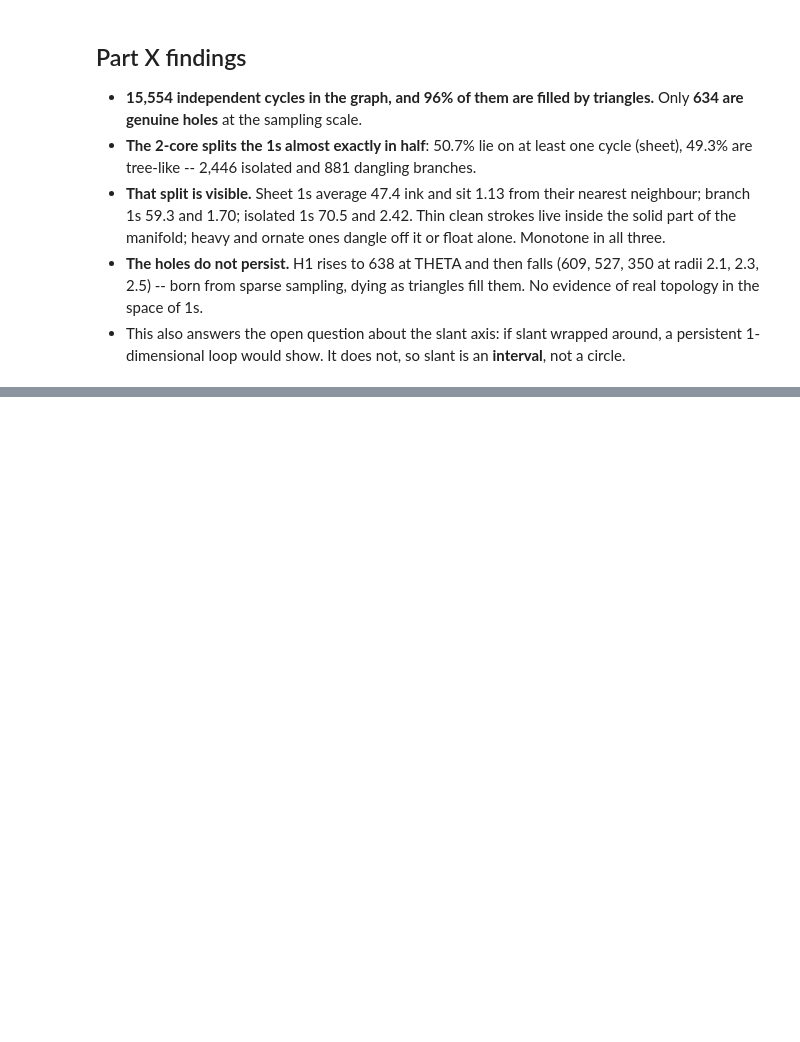
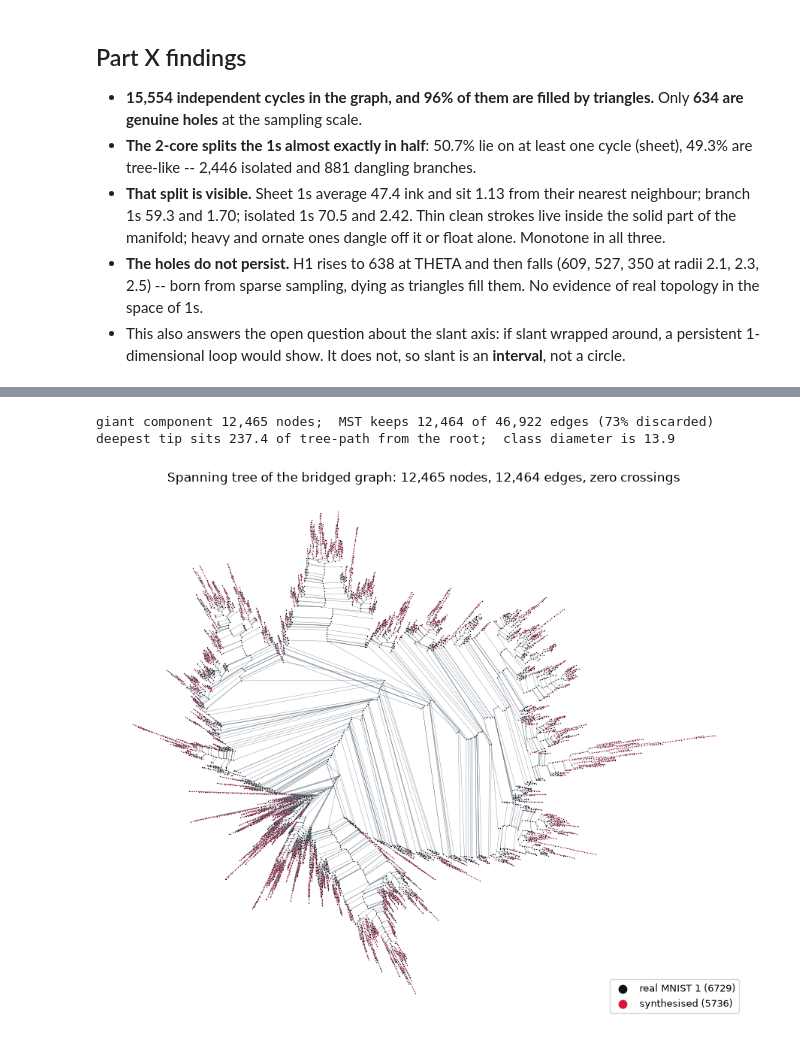
Before and after one commit to Antel0pe/ReversingEmbeddings, a Jupyter notebook: OnesManifold.ipynb, the cells around one changed output, grey strips where cells are left out. Cells and saved outputs as stored; diff of their text form; code cells hidden in the pictures; blank space fills up the shorter version.

```diff
--- a/OnesManifold.ipynb
+++ b/OnesManifold.ipynb
@@ -1955,0 +2152,39 @@ plt.xlabel("connection radius"); plt.title("Betti numbers vs scale"); plt.tight_
+# %%
+gi=np.argmax(np.bincount(labA)); keep=np.where(labA==gi)[0]
+Gg=GA[keep][:,keep]; Mk=len(keep)
+T=minimum_spanning_tree(Gg); T=T+T.T
+print(f"giant component {Mk:,} nodes;  MST keeps {T.nnz//2:,} of {Gg.nnz//2:,} edges "
+      f"({100*(1-(T.nnz//2)/(Gg.nnz//2)):.0f}% discarded)")
+
+degG=np.diff(Gg.indptr); root=int(np.argmax(degG))
+order,pred=breadth_first_order(T,root,directed=False)
+Tc=T.tocsr(); child={i:[] for i in range(Mk)}
+for v in order[1:]: child[pred[v]].append(v)
+leaves=np.ones(Mk)
+for v in order[::-1]:
+    if child[v]: leaves[v]=sum(leaves[c] for c in child[v])
+rad=np.zeros(Mk); ang=np.zeros(Mk); span=np.zeros(Mk); span[root]=2*np.pi
+for v in order:
+    if v!=root: rad[v]=rad[pred[v]]+Tc[pred[v],v]
+    if child[v]:
+        acc=ang[v]-span[v]/2; tot=sum(leaves[c] for c in child[v])
+        for c in child[v]:
+            w_=span[v]*leaves[c]/tot; ang[c]=acc+w_/2; span[c]=w_; acc+=w_
+xs,ys=rad*np.cos(ang),rad*np.sin(ang)
+print(f"deepest tip sits {rad.max():.1f} of tree-path from the root;  class diameter is {D.max():.1f}")
+
+from matplotlib.collections import LineCollection
+Tco=T.tocoo()
+segs=[((xs[a],ys[a]),(xs[b],ys[b])) for a,b in zip(Tco.row,Tco.col) if a<b]
+isyn=keep>=n
+fig,ax=plt.subplots(figsize=(11,11))
+ax.add_collection(LineCollection(segs,colors="#5a6b7a",linewidths=0.3,alpha=0.75))
+ax.scatter(xs[~isyn],ys[~isyn],s=0.9,c="#111",linewidths=0,label=f"real MNIST 1 ({int((~isyn).sum())})")
+ax.scatter(xs[isyn],ys[isyn],s=0.9,c="crimson",linewidths=0,label=f"synthesised ({int(isyn.sum())})")
+ax.set_aspect("equal"); ax.axis("off"); ax.legend(loc="lower right",markerscale=9,fontsize=9)
+ax.set_title(f"Spanning tree of the bridged graph: {Mk:,} nodes, {T.nnz//2:,} edges, zero crossings",fontsize=12)
+plt.show()
+# %% [output]
+giant component 12,465 nodes;  MST keeps 12,464 of 46,922 edges (73% discarded)
+deepest tip sits 237.4 of tree-path from the root;  class diameter is 13.9
+[figure, added]
```
Also changed, not shown: parts of 13 cells of this notebook, 5 other files.
